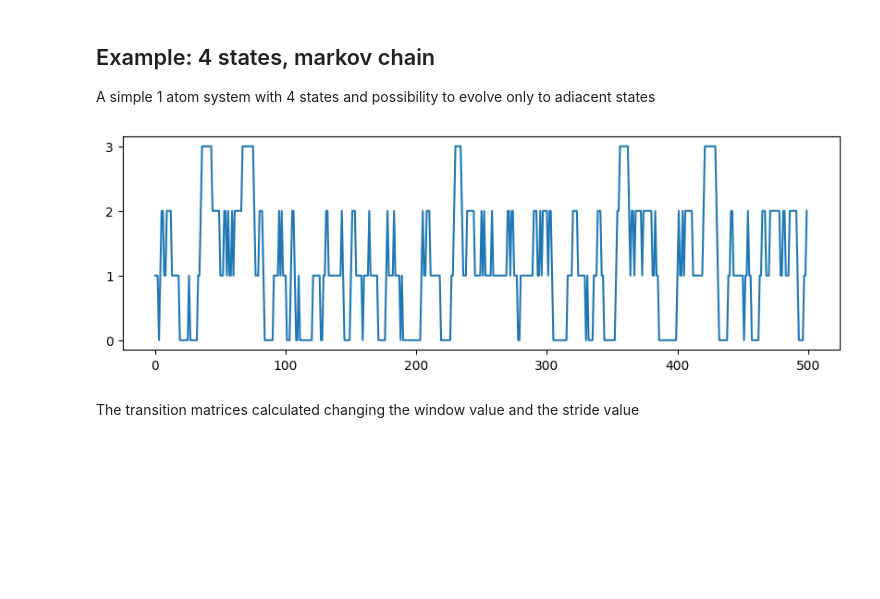
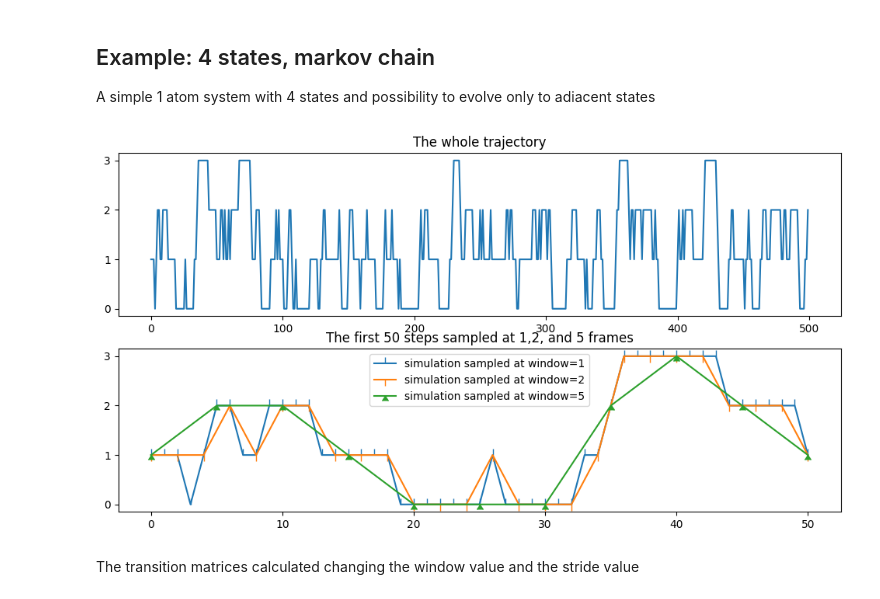
Before and after one commit to GMPavanLab/cpctools, a Jupyter notebook: docs/source/TimeAnalysis.ipynb, the cells around one changed output. Drawn from its saved outputs; the diff is of its cells as text; code cells hidden in the pictures; blank space fills up the shorter version.

```diff
--- a/docs/source/TimeAnalysis.ipynb
+++ b/docs/source/TimeAnalysis.ipynb
@@ -49,32 +50,41 @@ A simple 1 atom system with 4 states and possibility to evolve only to adiacent
 # %%
 rng = npr.default_rng(123456)
 P=np.array([
     [0.8,0.2,0.0,0.0],
     [0.1,0.7,0.2,0.0],
     [0.0,0.3,0.6,0.1],
     [0.0,0.0,0.2,0.8],
             ])
 #contstuct a target table:
 target=P
 for j in range(1,4):
     target[:,j]+=target[:,j-1]
 
 
 cls=np.empty((500,1),dtype=int)
 cls[0,0]=1
 for i,c in enumerate(cls[:-1,0]):
     t=rng.random()
     cls[i+1,0]= np.argwhere(target[c]>t)[0]
 cls=SOAPclassification(
     [],
     cls,
     [0,1,2,3]
     )
-_,ax=plt.subplots(figsize=(10,3))
-ax.set_yticks([0,1,2,3])
-_ =ax.plot(cls.references[:,0])
+_,axes=plt.subplots(2,1,figsize=(12,6))
+for ax in axes:
+    ax.set_yticks([0,1,2,3])
+
+axes[0].plot(cls.references[:,0])
+axes[0].set_title("The whole trajectory")
+axes[1].set_title("The first 50 steps sampled at 1,2, and 5 frames")
+for window in [1,2,5]:
+    axes[1].plot(np.arange(0,51,window),
+            cls.references[:51:window,0],marker=window+1,
+            label=f"simulation sampled at window={window}")
+_=axes[1].legend()
 # %% [output]
-[figure, old version]
+[figure, new version]
 # %% [markdown]
 The transition matrices calculated changing the window value and the stride value
 # %%
```
Also changed, not shown: parts of 2 cells of this notebook, 1 other file.
